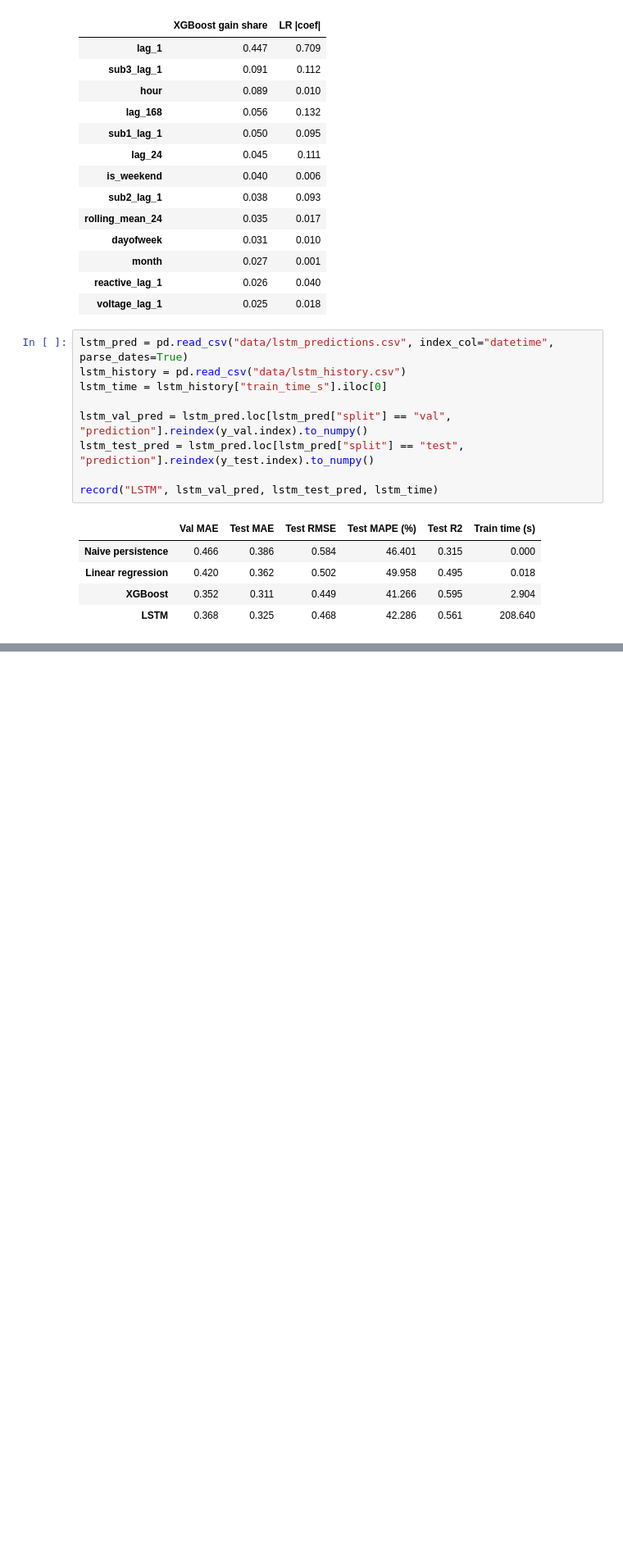
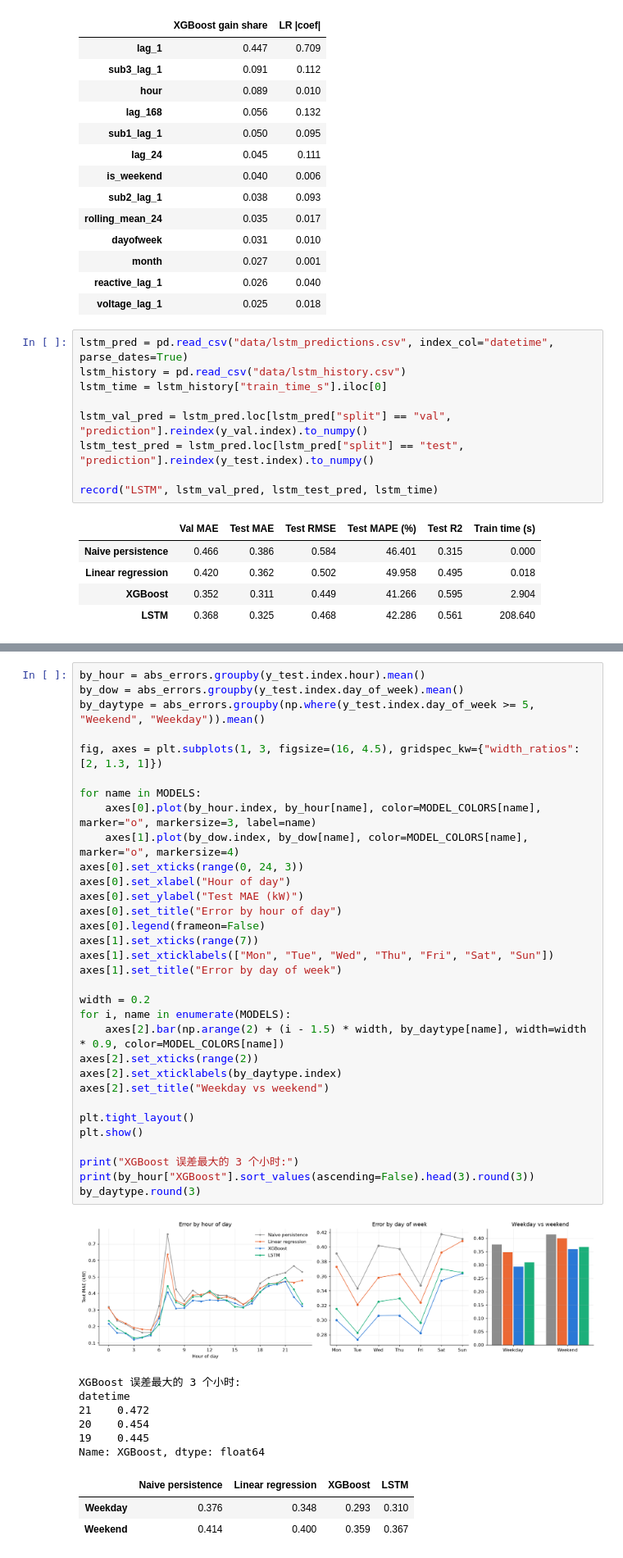
Before and after one commit to JerryLiu0214/electricity-forecasting, a Jupyter notebook: 02_modeling.ipynb, the cells around one changed output, grey strips where cells are left out. Shown at 82% size. Drawn from its saved outputs; the diff is of its cells as text; blank space fills up the shorter version.

```diff
--- a/02_modeling.ipynb
+++ b/02_modeling.ipynb
@@ -348,0 +405,43 @@ search_log_ext.head(10).round(4)
+# %%
+by_hour = abs_errors.groupby(y_test.index.hour).mean()
+by_dow = abs_errors.groupby(y_test.index.day_of_week).mean()
+by_daytype = abs_errors.groupby(np.where(y_test.index.day_of_week >= 5, "Weekend", "Weekday")).mean()
+
+fig, axes = plt.subplots(1, 3, figsize=(16, 4.5), gridspec_kw={"width_ratios": [2, 1.3, 1]})
+
+for name in MODELS:
+    axes[0].plot(by_hour.index, by_hour[name], color=MODEL_COLORS[name], marker="o", markersize=3, label=name)
+    axes[1].plot(by_dow.index, by_dow[name], color=MODEL_COLORS[name], marker="o", markersize=4)
+axes[0].set_xticks(range(0, 24, 3))
+axes[0].set_xlabel("Hour of day")
+axes[0].set_ylabel("Test MAE (kW)")
+axes[0].set_title("Error by hour of day")
+axes[0].legend(frameon=False)
+axes[1].set_xticks(range(7))
+axes[1].set_xticklabels(["Mon", "Tue", "Wed", "Thu", "Fri", "Sat", "Sun"])
+axes[1].set_title("Error by day of week")
+
+width = 0.2
+for i, name in enumerate(MODELS):
+    axes[2].bar(np.arange(2) + (i - 1.5) * width, by_daytype[name], width=width * 0.9, color=MODEL_COLORS[name])
+axes[2].set_xticks(range(2))
+axes[2].set_xticklabels(by_daytype.index)
+axes[2].set_title("Weekday vs weekend")
+
+plt.tight_layout()
+plt.show()
+
+print("XGBoost 误差最大的 3 个小时:")
+print(by_hour["XGBoost"].sort_values(ascending=False).head(3).round(3))
+by_daytype.round(3)
+# %% [output]
+[figure, added]
+XGBoost 误差最大的 3 个小时:
+datetime
+21    0.472
+20    0.454
+19    0.445
+Name: XGBoost, dtype: float64
+|  | Naive persistence | Linear regression | XGBoost | LSTM |
+| Weekday | 0.376 | 0.348 | 0.293 | 0.310 |
+| Weekend | 0.414 | 0.400 | 0.359 | 0.367 |
```
Also changed, not shown: parts of 4 cells of this notebook.
